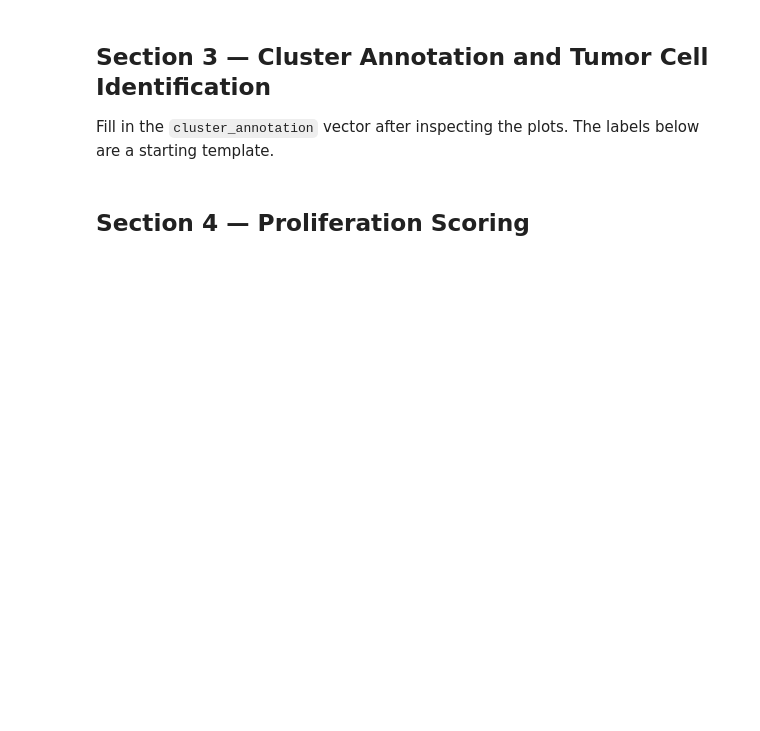
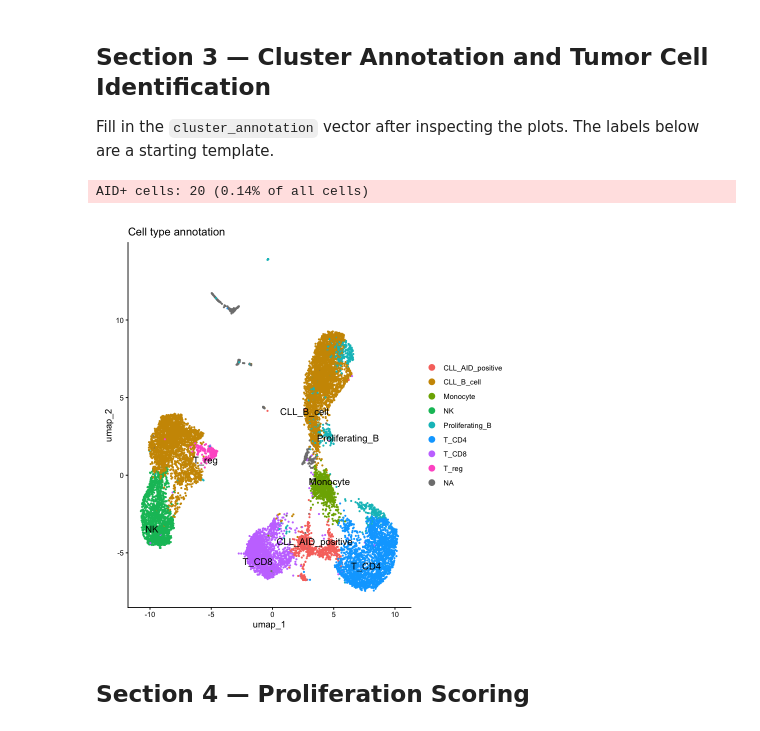
Before and after one commit to jsepulvedayanez/AID_CLL_single_cell, a Jupyter notebook: cell_annotation.ipynb, the cells around one changed output. Cells and saved outputs as stored; diff of their text form; code cells hidden in the pictures; blank space fills up the shorter version.

Commit message:
check_celll_annotation

```diff
--- a/cell_annotation.ipynb
+++ b/cell_annotation.ipynb
@@ -71,8 +64,8 @@ We use the **Monaco 2019 immune reference** for blood/PBMC annotation.
 # %%
 ref_monaco    <- celldex::MonacoImmuneData()
 
-# Seurat v5 uses multiple assay layers, so join the counts layer before conversion.
-merged <- JoinLayers(merged, layers = "counts")
+# Seurat v5 uses multiple per-sample assay layers, so join counts and data before conversion.
+merged <- JoinLayers(merged, assay = "RNA", layers = c("counts", "data"))
 
 sce_singler   <- as.SingleCellExperiment(merged)
 
@@ -148,31 +188,33 @@ Fill in the `cluster_annotation` vector after inspecting the plots. The labels b
 # %%
 cluster_annotation <- c(
   "0" = "CLL_B_cell",        # CD19+ CD5+ CD23+ (tumor bulk)
   "1" = "CLL_B_cell",
   "2" = "T_CD4",
   "3" = "T_CD8",
   "4" = "NK",
   "5" = "Monocyte",
   "6" = "CLL_AID_positive",  # Cluster with detectable AICDA
   "7" = "Proliferating_B",   # MKI67+ B cells
   "8" = "T_reg"
 )
 
-merged$cell_type <- recode(as.character(merged$RNA_snn_res.0.3),
-                           !!!cluster_annotation)
-
+merged$cell_type <- unname(cluster_annotation[as.character(merged$RNA_snn_res.0.3)])
 merged$is_tumor <- merged$cell_type %in%
   c("CLL_B_cell", "CLL_AID_positive", "Proliferating_B")
 
-aicda_expr       <- FetchData(merged, vars = "AICDA")
+aicda_expr <- FetchData(merged, vars = "AICDA")
 merged$is_AID_positive <- aicda_expr$AICDA > 0
+merged$is_proliferating <- merged$cell_type == "Proliferating_B"
 
 message("AID+ cells: ", sum(merged$is_AID_positive),
         " (", round(mean(merged$is_AID_positive)*100, 2), "% of all cells)")
 
 DimPlot(merged, reduction = "umap", group.by = "cell_type",
         label = TRUE, repel = TRUE, pt.size = 0.4) +
   ggtitle("Cell type annotation") + theme_classic()
+# %% [output]
+AID+ cells: 20 (0.14% of all cells)
+[figure, added]
 # %% [markdown]
 ## Section 4 — Proliferation Scoring
 # %%
```
Also changed, not shown: parts of 22 cells of this notebook.
